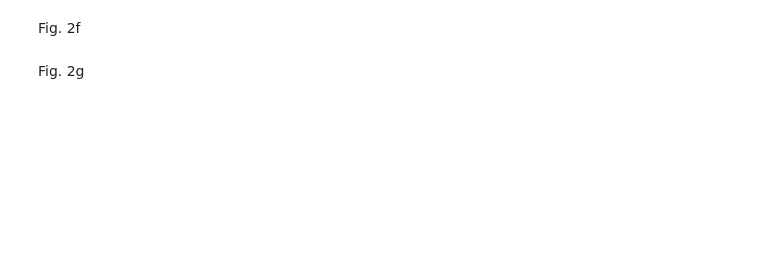
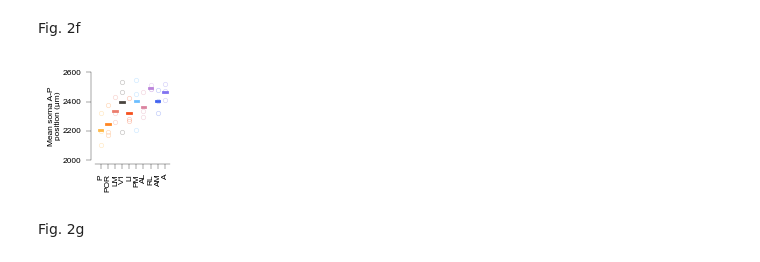
Before and after one commit to znamlab/MAPseq_processing, a Jupyter notebook: final_processing/figure_2.ipynb, the cells around one changed output. Drawn from its saved outputs; the diff is of its cells as text; code cells hidden in the pictures; blank space fills up the shorter version.

```diff
--- a/final_processing/figure_2.ipynb
+++ b/final_processing/figure_2.ipynb
@@ -158,2 +74,16 @@ plt.show()
+# %%
+where_AP_vis, area_AP_dict = mdp.get_area_mean_AP(gen_parameters=gen_parameters, combined_dict=combined_dict, AP_position_dict_list_combined=AP_position_dict_list_combined)
+fig, ax = plt.subplots(figsize=(1.4, 1.4))
+pltt.plot_area_AP_positions(
+    ax=ax,
+    fig=fig,
+    area_AP_dict=area_AP_dict,
+    where_AP_vis=where_AP_vis,
+    font_size=gen_parameters["font_size"],
+)
+fig.savefig(f"{saving_path}/fig2_meanAP_pos_area.svg", format="svg")
+fig.savefig(f"{saving_path}/fig2_meanAP_pos_area.pdf", format="pdf")
+# %% [output]
+[figure, added]
 # %% [markdown]
 Fig. 2g
```
Also changed, not shown: parts of 16 cells of this notebook, 4 other files.
